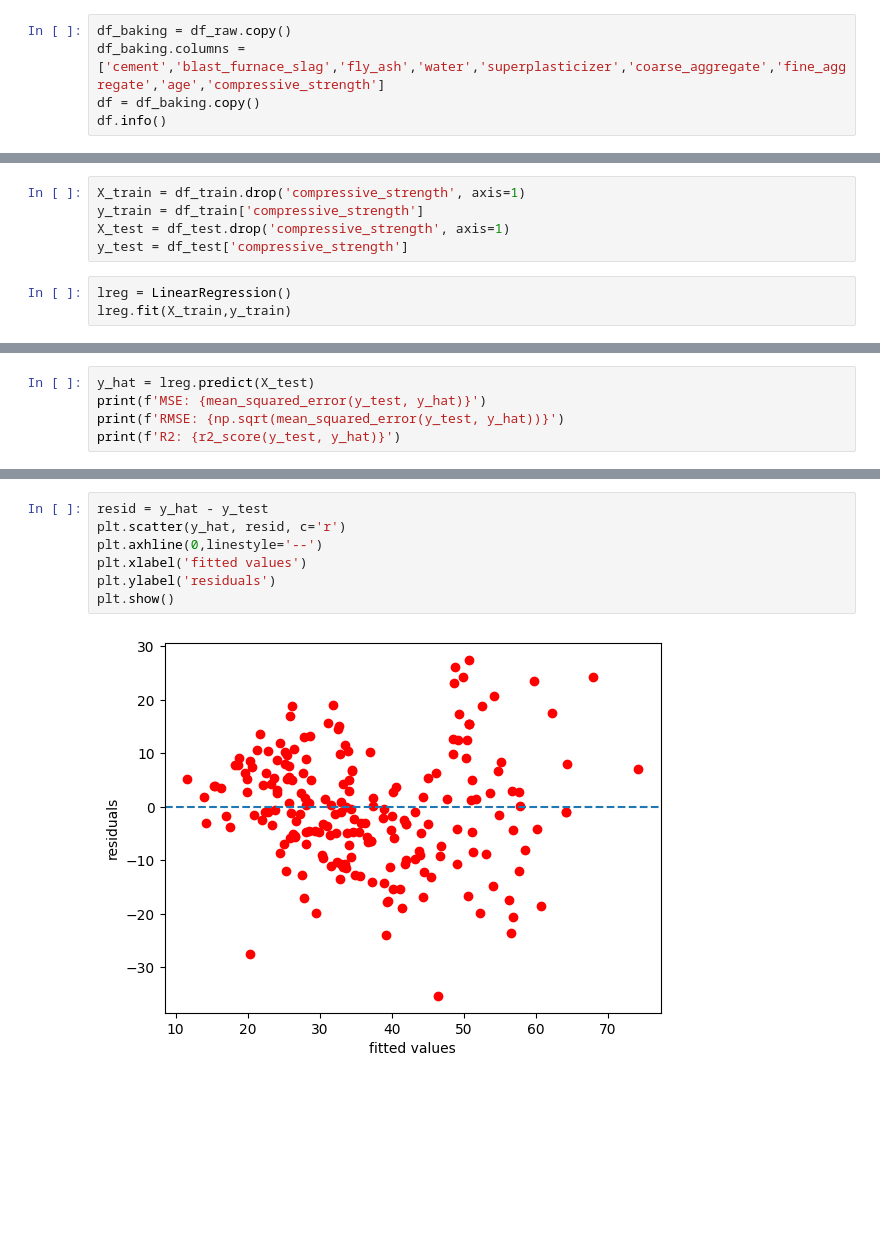
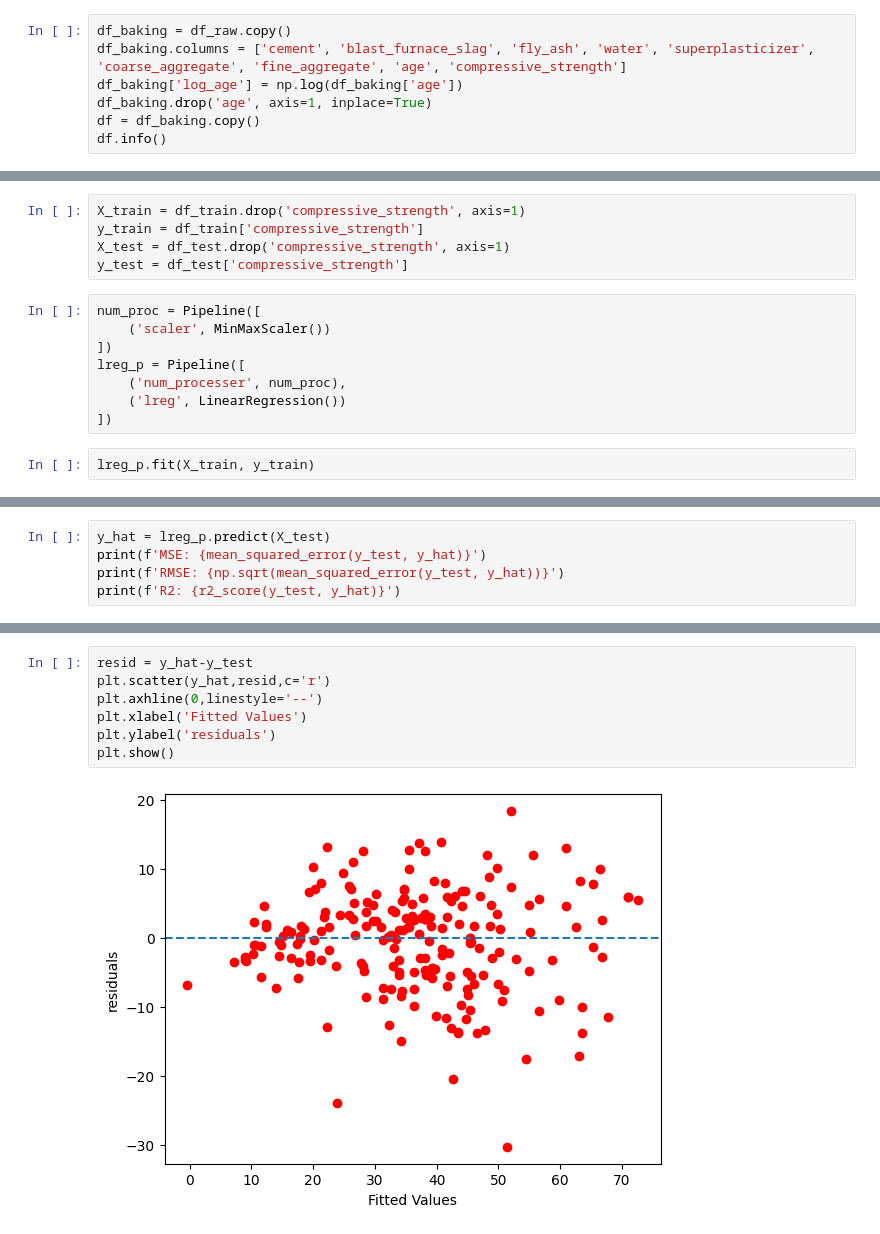
Before and after one commit to nallequintero/4geeks_class, a Jupyter notebook: notebooks/15_regularization.ipynb, the cells around one changed output, grey strips where cells are left out. Saved outputs shown, nothing was run; the diff lists cells and outputs as text; blank space fills up the shorter version.

```diff
--- a/notebooks/15_regularization.ipynb
+++ b/notebooks/15_regularization.ipynb
@@ -75,7 +76,9 @@ df_raw.sample(10, random_state=2025)
 **Objectives**: Perform the data cleaning, data transformation and data reduction steps to avoid data mistmatching, noisy data or data not wrangled
 # %%
 df_baking = df_raw.copy()
-df_baking.columns = ['cement','blast_furnace_slag','fly_ash','water','superplasticizer','coarse_aggregate','fine_aggregate','age','compressive_strength']
+df_baking.columns = ['cement', 'blast_furnace_slag', 'fly_ash', 'water', 'superplasticizer', 'coarse_aggregate', 'fine_aggregate', 'age', 'compressive_strength']
+df_baking['log_age'] = np.log(df_baking['age'])
+df_baking.drop('age', axis=1, inplace=True)
 df = df_baking.copy()
 df.info()
 # %% [output]
@@ -181,7 +171,14 @@ X_train = df_train.drop('compressive_strength', axis=1)
 y_train = df_train['compressive_strength']
 X_test = df_test.drop('compressive_strength', axis=1)
 y_test = df_test['compressive_strength']
+# %%
+num_proc = Pipeline([
+    ('scaler', MinMaxScaler())
+])
+lreg_p = Pipeline([
+    ('num_processer', num_proc),
+    ('lreg', LinearRegression())
+])
 # %%
-lreg = LinearRegression()
-lreg.fit(X_train,y_train)
+lreg_p.fit(X_train, y_train)
 # %% [output]
@@ -189,5 +187,5 @@ LinearRegression()
 # %%
-y_hat = lreg.predict(X_test)
+y_hat = lreg_p.predict(X_test)
 print(f'MSE: {mean_squared_error(y_test, y_hat)}')
 print(f'RMSE: {np.sqrt(mean_squared_error(y_test, y_hat))}')
 print(f'R2: {r2_score(y_test, y_hat)}')
@@ -208,12 +206,12 @@ plt.show()
 # %%
-resid = y_hat - y_test
-plt.scatter(y_hat, resid, c='r')
+resid = y_hat-y_test
+plt.scatter(y_hat,resid,c='r')
 plt.axhline(0,linestyle='--')
-plt.xlabel('fitted values')
+plt.xlabel('Fitted Values')
 plt.ylabel('residuals')
 plt.show()
 # %% [output]
-[figure, old version]
+[figure, new version]
 # %%
 plt.hist(resid)
 plt.show()
```
Also changed, not shown: parts of 24 cells of this notebook.
